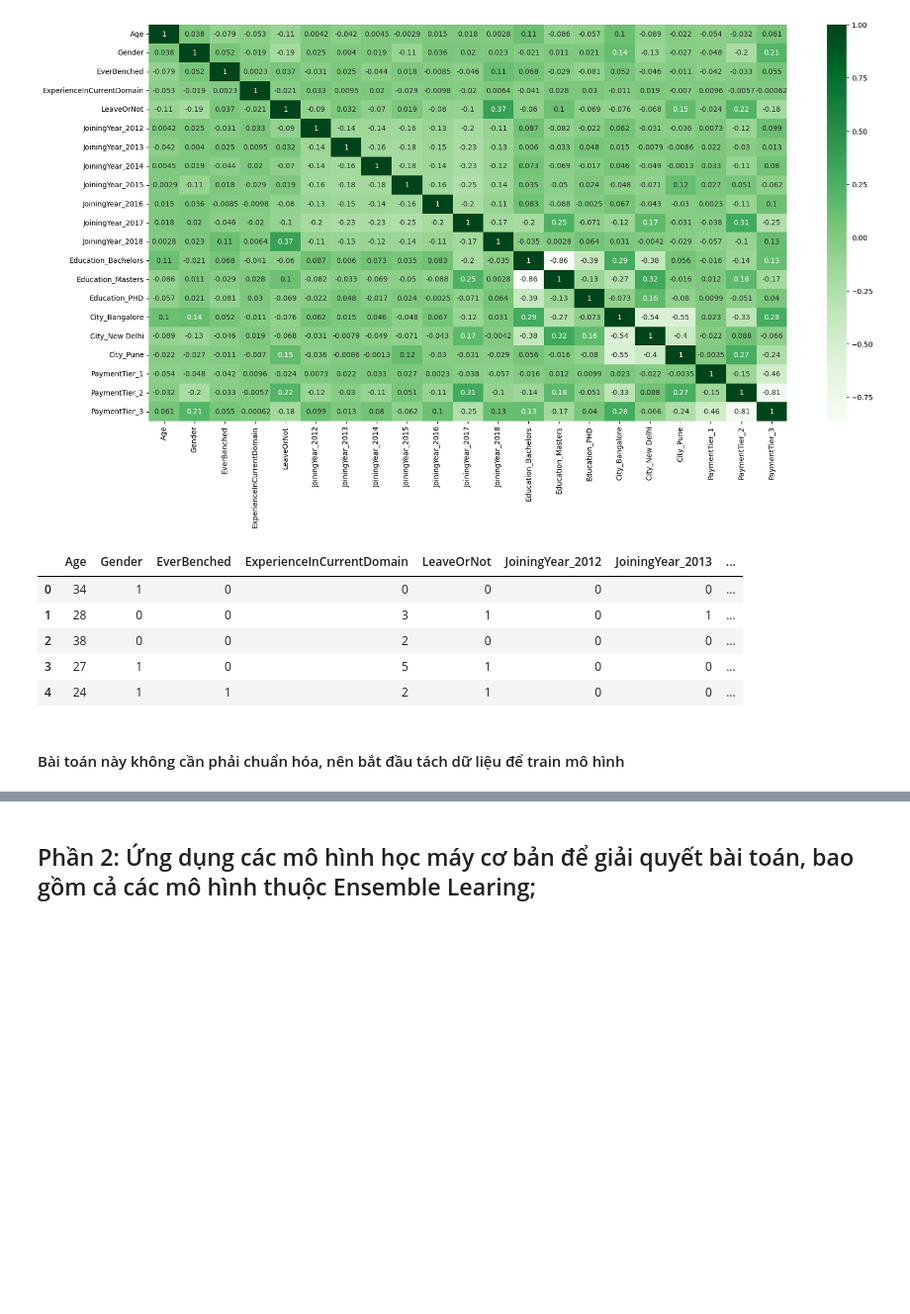
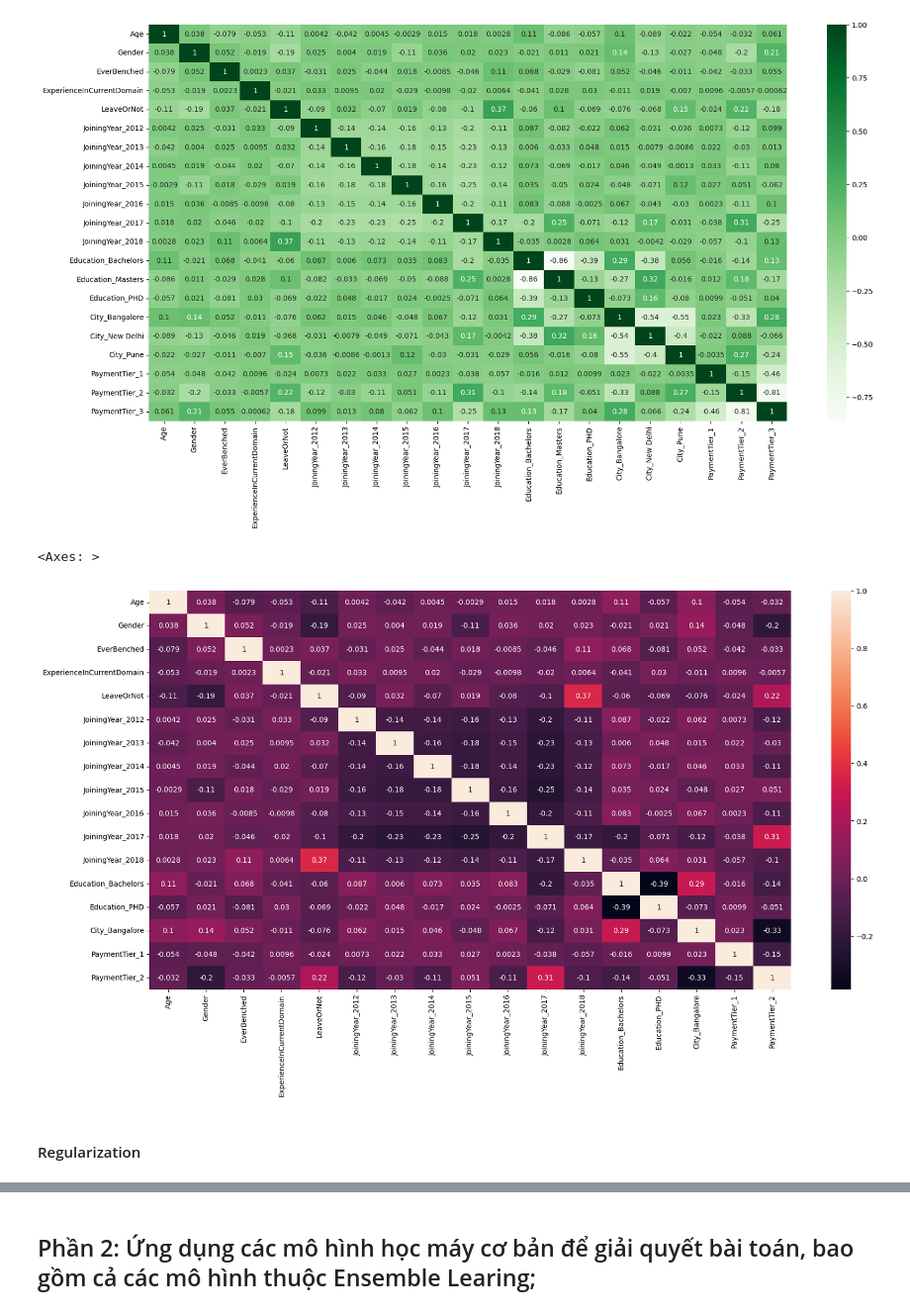
Before and after one commit to trnqbao/machine-learning-final-project, a Jupyter notebook: Ex2.ipynb, the cells around one changed output, grey strips where cells are left out. Shown at 99% size. Drawn from its saved outputs; the diff is of its cells as text; code cells hidden in the pictures; blank space fills up the shorter version.

```diff
--- a/Ex2.ipynb
+++ b/Ex2.ipynb
@@ -452,20 +454,19 @@ sns.heatmap(df_dummies.corr(), annot=True, cmap="Greens")
 [figure]
 # %%
 # # từ bản tương quan có thể thấy rằng bằng thạc sĩ hoặc cử nhân có tương quang tương đương nhau nên có thểm drop 1 trong 2
-df_dummies.drop('Education_Bachelors', axis=1, inplace=True)
-df_dummies.drop('City_Bangalore', axis=1, inplace=True)
-df_dummies.drop('PaymentTier_2', axis=1, inplace=True)
-
-df_dummies.head()
+corr_matrix = df_dummies.corr().abs()
+upper = corr_matrix.where(np.triu(np.ones(corr_matrix.shape), k=1).astype(bool))
+to_drop = [column for column in upper.columns if any(upper[column] > 0.5)]
+to_drop.remove("LeaveOrNot") if "LeaveOrNot" in to_drop else None
+df_dummies.drop(to_drop, axis=1, inplace=True)
-# %% [output]
-|  | Age | Gender | EverBenched | ExperienceInCurrentDomain | LeaveOrNot | JoiningYear_2012 | JoiningYear_2013 | ... |
-| 0 | 34 | 1 | 0 | 0 | 0 | 0 | 0 | ... |
-| 1 | 28 | 0 | 0 | 3 | 1 | 0 | 1 | ... |
-| 2 | 38 | 0 | 0 | 2 | 0 | 0 | 0 | ... |
-| 3 | 27 | 1 | 0 | 5 | 1 | 0 | 0 | ... |
-| 4 | 24 | 1 | 1 | 2 | 1 | 0 | 0 | ... |
-# %% [markdown]
-#### Bài toán này không cần phải chuẩn hóa, nên bắt đầu tách dữ liệu để train mô hình
+# %%
+plt.figure(figsize=(20, 10))
+sns.heatmap(df_dummies.corr(), annot=True)
+# %% [output]
+<Axes: >
+[figure, added]
+# %% [markdown]
+#### Regularization
 # %%
 X = df_dummies.drop('LeaveOrNot', axis=1)
 y = df_dummies['LeaveOrNot']
```
Also changed, not shown: parts of 17 cells of this notebook.
